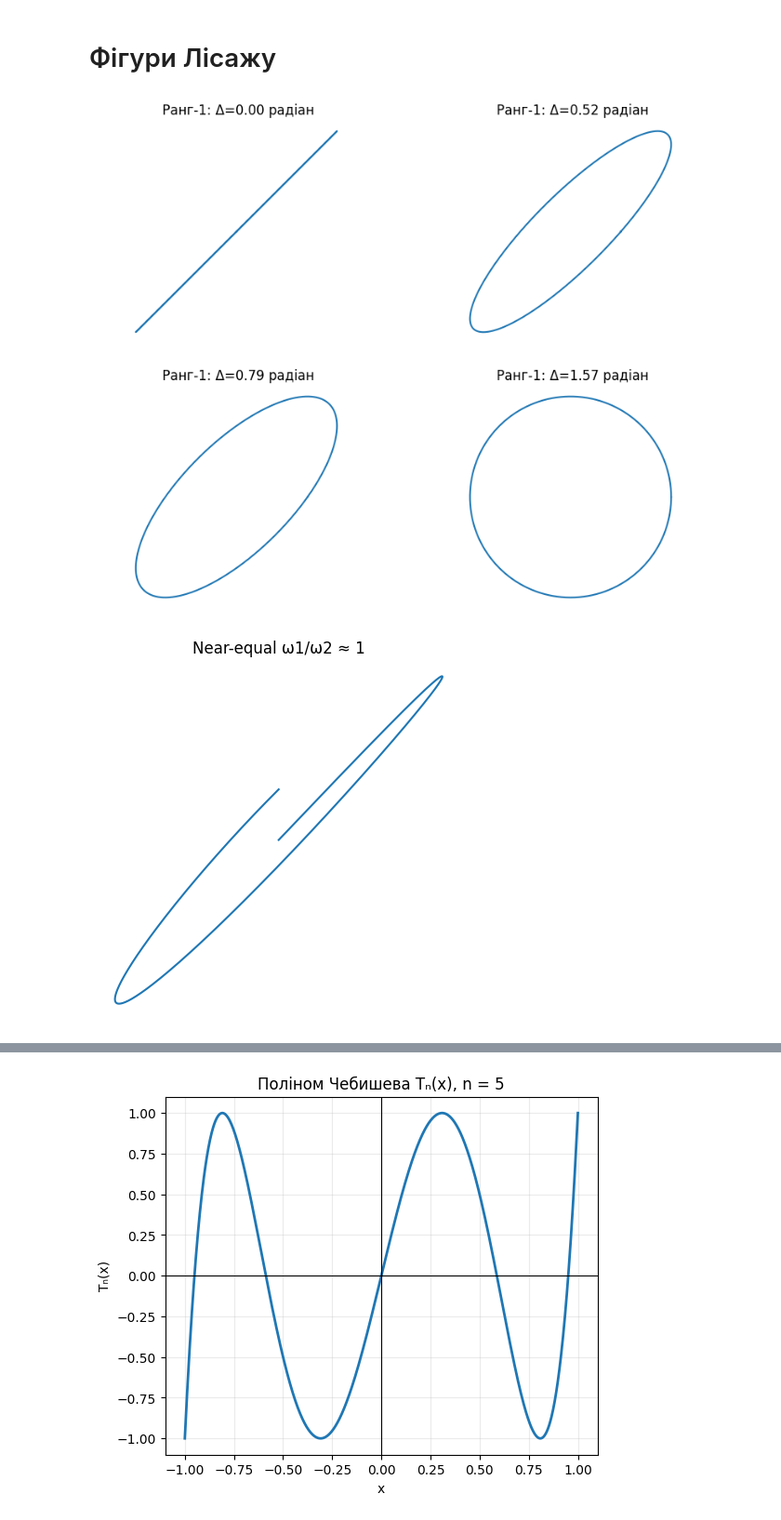
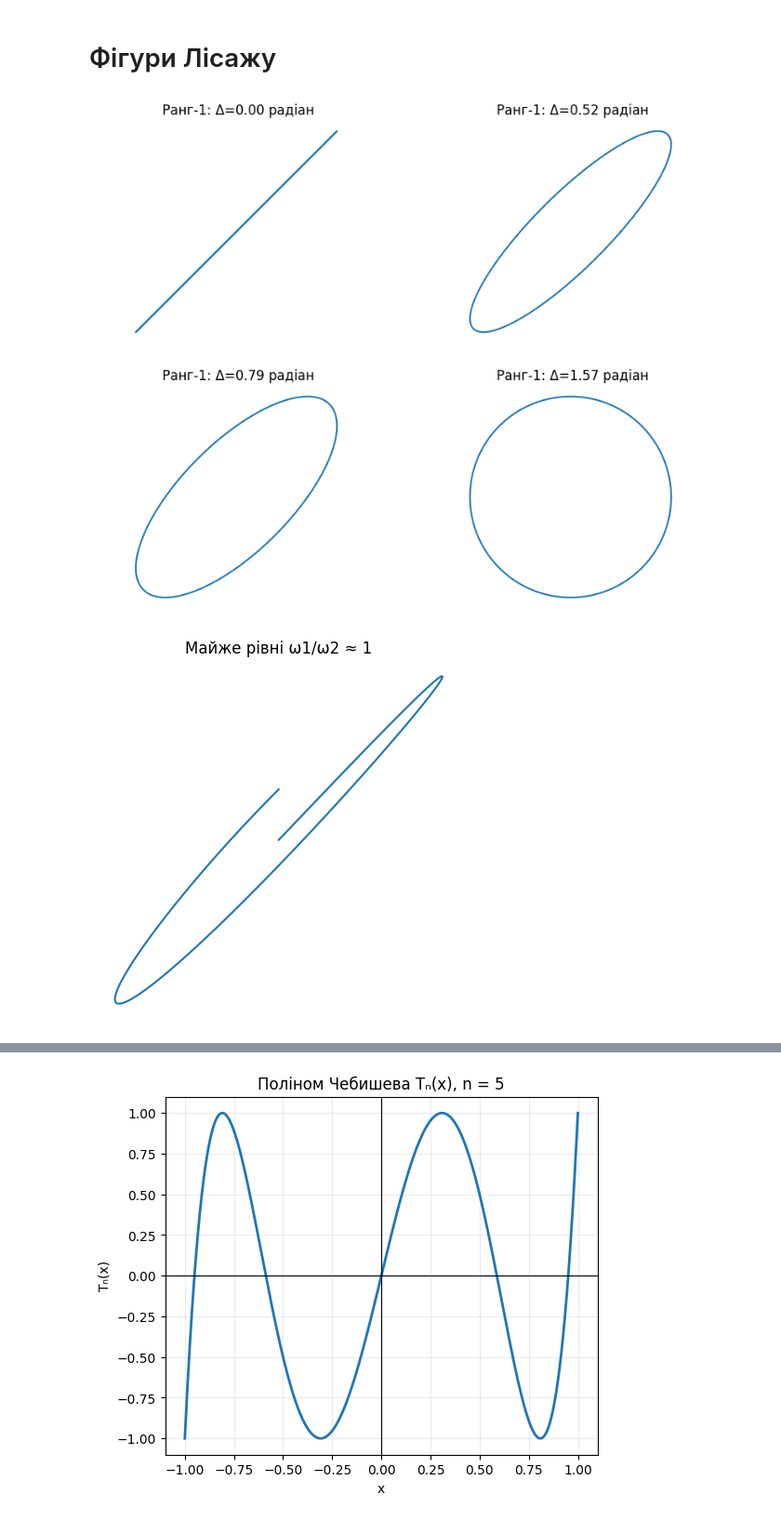
Before and after one commit to NataliaGon/kpi, a Jupyter notebook: Lab1.ipynb, the cells around one changed output, grey strips where cells are left out. Shown at 93% size. Saved outputs shown, nothing was run; the diff lists cells and outputs as text; code cells hidden in the pictures.

```diff
--- a/Lab1.ipynb
+++ b/Lab1.ipynb
@@ -13,40 +15,47 @@ def lissajous(a, b, delta, tmax=2*np.pi, n=1000):
     y = np.sin(b*t)
     return x, y
 
-# --- Rank-1 (ω1/ω2 = 1), different phases --- ω - частоти
+    # a - частота першого сигналу (по осі x), відповідає ω1
+    # b - частота другого сигналу (по осі y), відповідає ω2
+    # delta - зсув по фазі між x та y
+    # tmax - максимальне значення часу t тобто як довго «спостерігаємо» сигнал (2 pi)
+    # n - кількість точок дискретизації (чим більше, тим плавніша крива).
+
+
+# Ранг-1 (ω1/ω2 = 1), різні фази ω - частоти
 phases = [0, np.pi/6, np.pi/4, np.pi/2]
 plt.figure(figsize=(10,8))
 for i, d in enumerate(phases, 1):
     x, y = lissajous(1, 1, d)
     plt.subplot(2,2,i)
     plt.plot(x,y)
     plt.title(f" Ранг-1: Δ={d:.2f} радіан")
     plt.axis('equal')
     plt.axis('off')
 plt.show()
 
-# --- Near-equal frequencies (≈1) ---
+# Майже рівні частоти (≈1)
 x, y = lissajous(1, 1.05, 200*np.pi)  # long time
 plt.figure(figsize=(5,5))
 plt.plot(x,y)
-plt.title("Near-equal ω1/ω2 ≈ 1")
+plt.title("Майже рівні ω1/ω2 ≈ 1")
 plt.axis('equal')
 plt.axis('off')
 plt.show()
 
-# --- Rank-2 (ω1/ω2 = 2), different phases ---
+# Ранг-2 (ω1/ω2 = 2), різні фази
 phases = [0, np.pi/6, np.pi/4, np.pi/2]
 plt.figure(figsize=(10,8))
 for i, d in enumerate(phases, 1):
     x, y = lissajous(2, 1, d)
     plt.subplot(2,2,i)
     plt.plot(x,y)
     plt.title(f" Ранг-2: Δ={d:.2f} радіан")
     plt.axis('equal')
     plt.axis('off')
 plt.show()
 # %% [output]
 [figure]
-[figure, old version]
+[figure, new version]
 [figure]
 # %%
```
Also changed, not shown: parts of 7 cells of this notebook.
